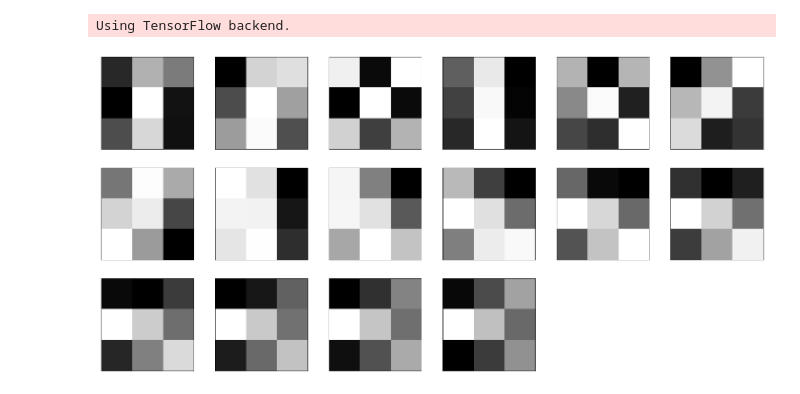
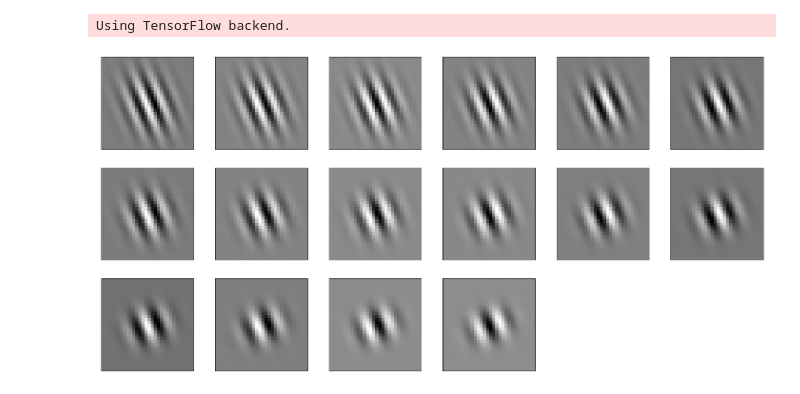
Before and after one commit to BagasMuharom/CBIR-CNN-SVM, a Jupyter notebook: Gabor.ipynb, the cells around one changed output. Drawn from its saved outputs; the diff is of its cells as text; code cells hidden in the pictures.

```diff
--- a/Gabor.ipynb
+++ b/Gabor.ipynb
@@ -10,31 +10,32 @@ class GaborParams():
     def getParams(self, shape, i, j):
         multiplier = 360 / shape[3]
         degree = multiplier * i
+        num_channel = shape[2]
 
         i += 1
         j += 1
 
-        lambd = (i * j) / shape[2]
+        lambd =  np.linspace(5, 10, num_channel)[j - 1]
         theta = degree * np.pi / 180
-        psi = (i + j) / shape[2]
-        sigma = (i + j)
-        gamma = (i + j) / shape[2]
+        psi = j
+        sigma = np.linspace(5, 4, num_channel)[-j]
+        gamma = np.linspace(0.75, 2, num_channel)[j - 1]
 
         return lambd, theta, psi, sigma, gamma
 # %%
-shape = (3, 3, 16, 32)
+shape = (30, 30, 32, 16)
 
 banks = GaborFilterBanks(GaborParams())
 filters = banks.getFilterBanks(shape)
 # %%
 fig = plt.figure(figsize = (25, 25))
 
-for i in range(shape[2]):
+for i in range(shape[3]):
     y = plt.subplot(6, 6, i + 1)
-    y.imshow(filters[:, :, i, 1], cmap='gray')
+    y.imshow(filters[:, :, i, 5], cmap='gray')
     plt.xticks([])
     plt.yticks([])
 
 plt.show()
 # %% [output]
-[figure, old version]
+[figure, new version]
```
Also changed, not shown: 10 other files.
